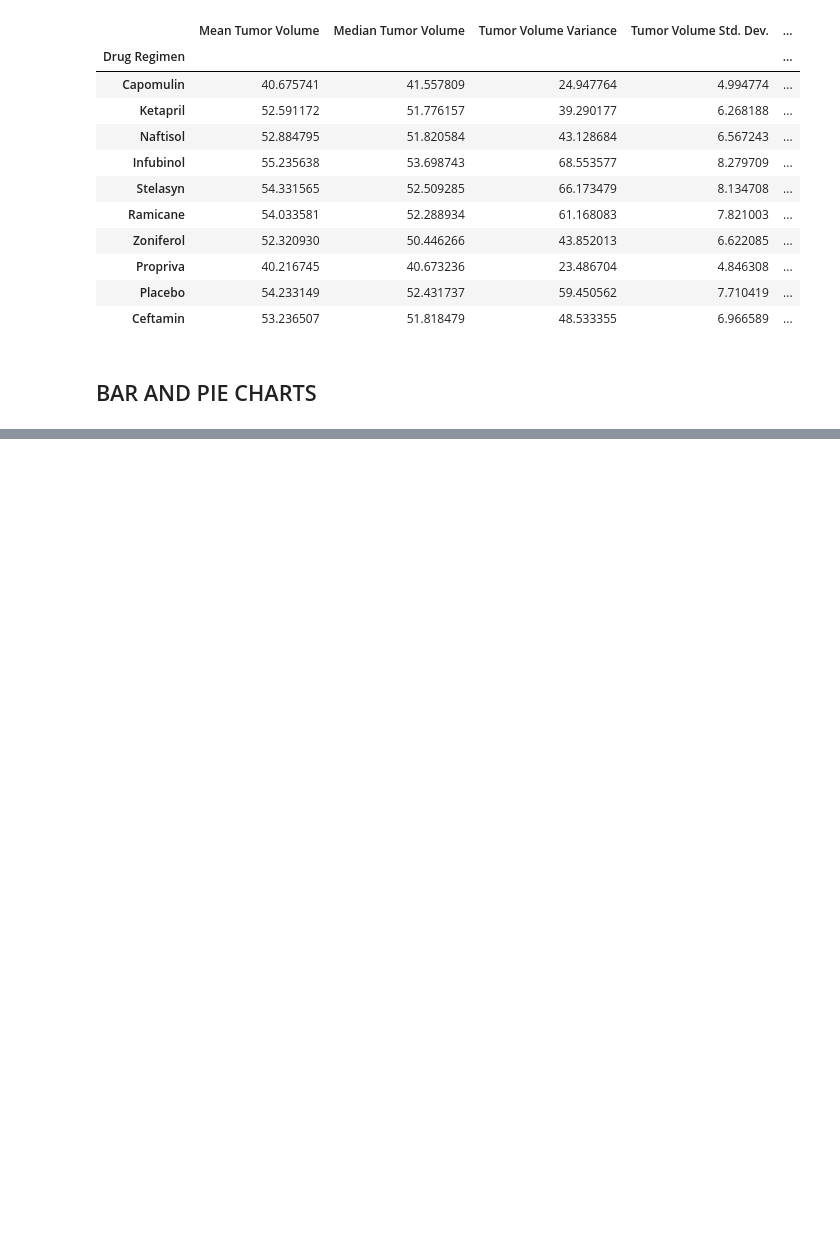
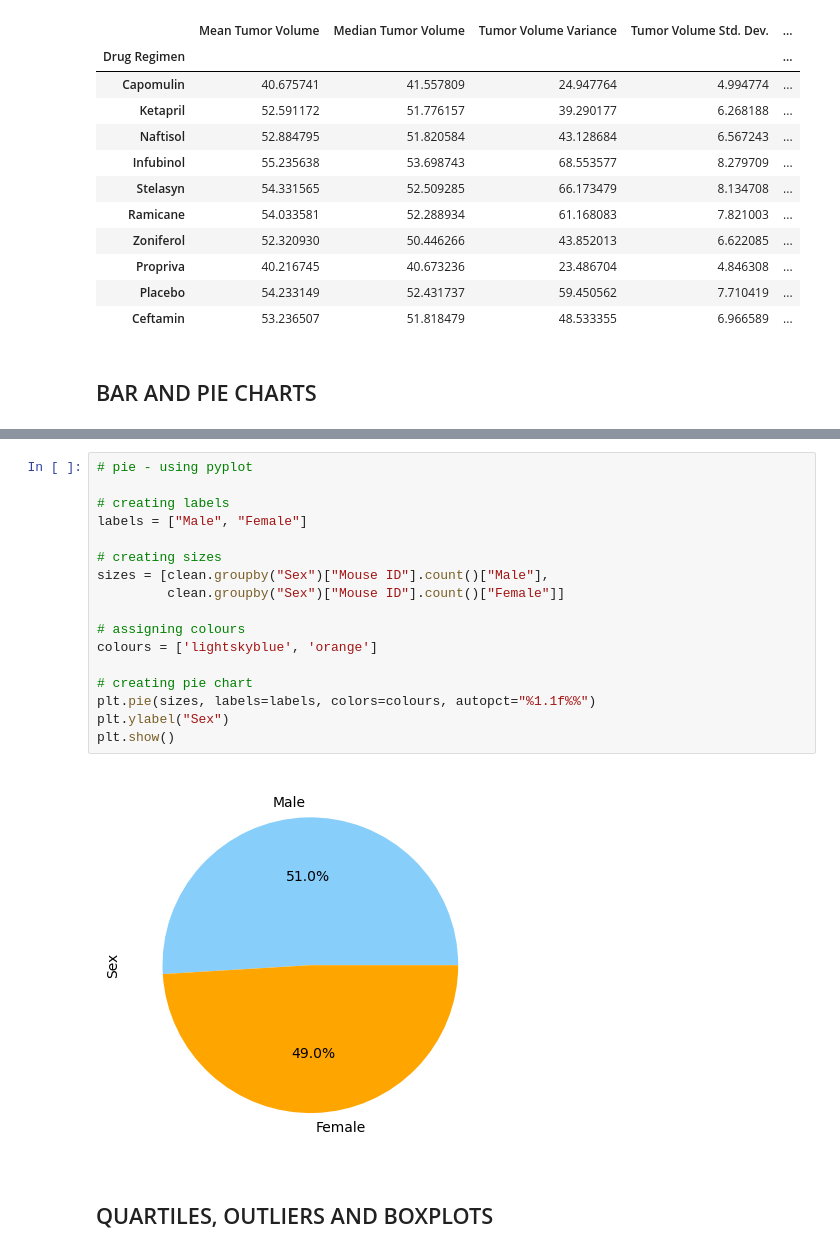
Before and after one commit to falconpunch082/Data-Analysis-Portfolio, a Jupyter notebook: matplotlib-challenge - Week 5 Homework/Pymaceuticals/pymaceuticals.ipynb, the cells around one changed output, grey strips where cells are left out. Cells and saved outputs as stored; diff of their text form; blank space fills up the shorter version.

```diff
--- a/matplotlib-challenge - Week 5 Homework/Pymaceuticals/pymaceuticals.ipynb
+++ b/matplotlib-challenge - Week 5 Homework/Pymaceuticals/pymaceuticals.ipynb
@@ -173,0 +187,21 @@ plt.show()
+# %%
+# pie - using pyplot
+
+# creating labels
+labels = ["Male", "Female"]
+
+# creating sizes
+sizes = [clean.groupby("Sex")["Mouse ID"].count()["Male"],
+         clean.groupby("Sex")["Mouse ID"].count()["Female"]]
+
+# assigning colours
+colours = ['lightskyblue', 'orange']
+
+# creating pie chart
+plt.pie(sizes, labels=labels, colors=colours, autopct="%1.1f%%")
+plt.ylabel("Sex")
+plt.show()
+# %% [output]
+[figure, added]
+# %% [markdown]
+## QUARTILES, OUTLIERS AND BOXPLOTS
```
Also changed, not shown: parts of 3 cells of this notebook.
